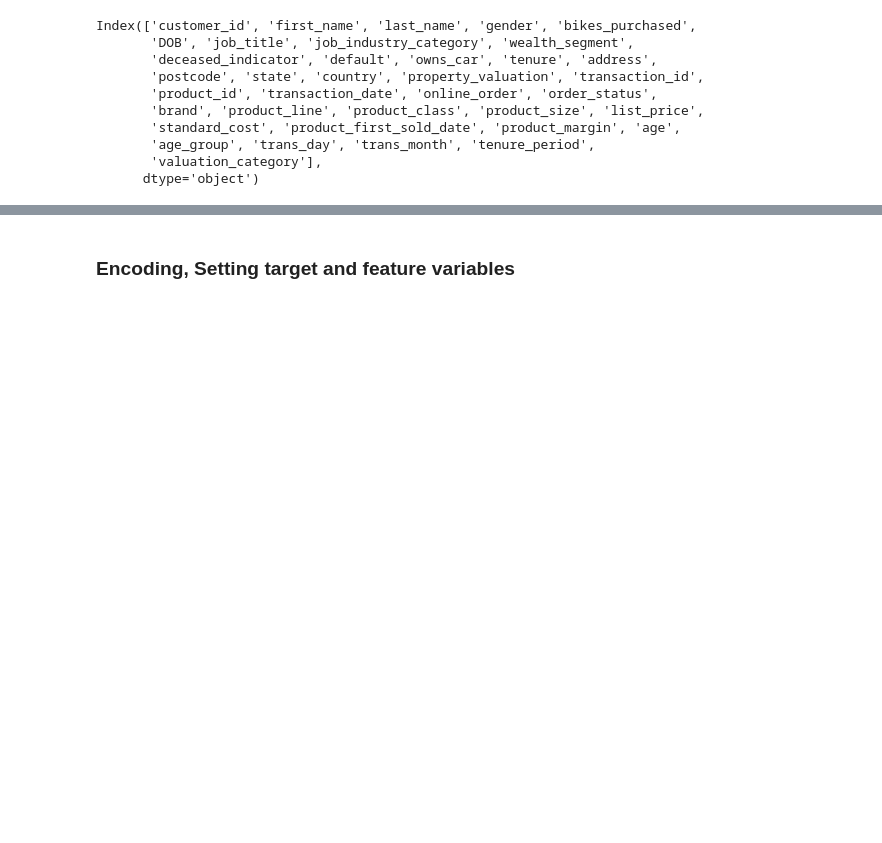
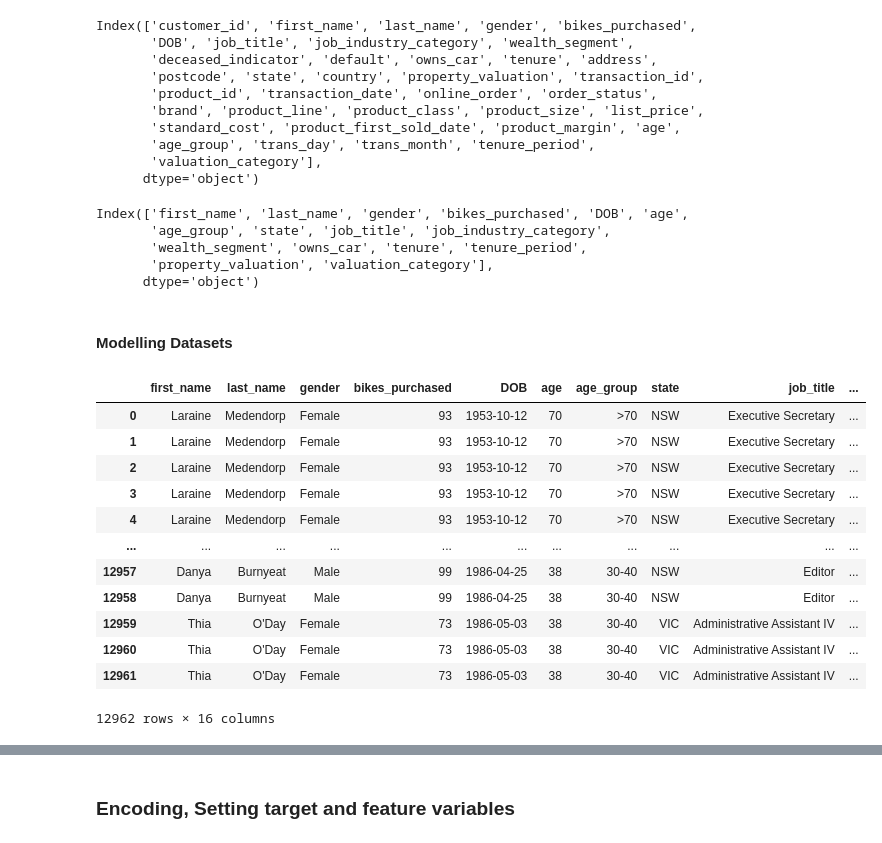
Before and after one commit to Daviedavie100/kpmg, a Jupyter notebook: kpmgproject - regressionProblem.ipynb, the cells around one changed output, grey strips where cells are left out. Cells and saved outputs as stored; diff of their text form; code cells hidden in the pictures; blank space fills up the shorter version.

```diff
--- a/kpmgproject - regressionProblem.ipynb
+++ b/kpmgproject - regressionProblem.ipynb
@@ -201,6 +205,15 @@ Index(['customer_id', 'first_name', 'last_name', 'gender', 'bikes_purchased',
        'age_group', 'trans_day', 'trans_month', 'tenure_period',
        'valuation_category'],
       dtype='object')
+# %%
+# Check new columns for targeted data
+targeted_new_customers.columns
+# %% [output]
+Index(['first_name', 'last_name', 'gender', 'bikes_purchased', 'DOB', 'age',
+       'age_group', 'state', 'job_title', 'job_industry_category',
+       'wealth_segment', 'owns_car', 'tenure', 'tenure_period',
+       'property_valuation', 'valuation_category'],
+      dtype='object')
 # %%
 # Select columns to use in the Model
 cols=['first_name', 'last_name', 'gender', 'bikes_purchased','DOB', 'age', 'age_group', 'state',
@@ -216,0 +221,21 @@ clean_data.to_csv('clean_data.csv', index=False)
+# %% [markdown]
+#### Modelling Datasets
+# %%
+# Make copy of the data
+regression_model_data=data[cols].copy()
+regression_model_data.reset_index(drop=True, inplace=True)
+regression_model_data
+# %% [output]
+|  | first_name | last_name | gender | bikes_purchased | DOB | age | age_group | state | job_title | ... |
+| 0 | Laraine | Medendorp | Female | 93 | 1953-10-12 | 70 | >70 | NSW | Executive Secretary | ... |
+| 1 | Laraine | Medendorp | Female | 93 | 1953-10-12 | 70 | >70 | NSW | Executive Secretary | ... |
+| 2 | Laraine | Medendorp | Female | 93 | 1953-10-12 | 70 | >70 | NSW | Executive Secretary | ... |
+| 3 | Laraine | Medendorp | Female | 93 | 1953-10-12 | 70 | >70 | NSW | Executive Secretary | ... |
+| 4 | Laraine | Medendorp | Female | 93 | 1953-10-12 | 70 | >70 | NSW | Executive Secretary | ... |
+| ... | ... | ... | ... | ... | ... | ... | ... | ... | ... | ... |
+| 12957 | Danya | Burnyeat | Male | 99 | 1986-04-25 | 38 | 30-40 | NSW | Editor | ... |
+| 12958 | Danya | Burnyeat | Male | 99 | 1986-04-25 | 38 | 30-40 | NSW | Editor | ... |
+| 12959 | Thia | O'Day | Female | 73 | 1986-05-03 | 38 | 30-40 | VIC | Administrative Assistant IV | ... |
+| 12960 | Thia | O'Day | Female | 73 | 1986-05-03 | 38 | 30-40 | VIC | Administrative Assistant IV | ... |
+| 12961 | Thia | O'Day | Female | 73 | 1986-05-03 | 38 | 30-40 | VIC | Administrative Assistant IV | ... |
+12962 rows × 16 columns
```
Also changed, not shown: parts of 50 cells of this notebook.
